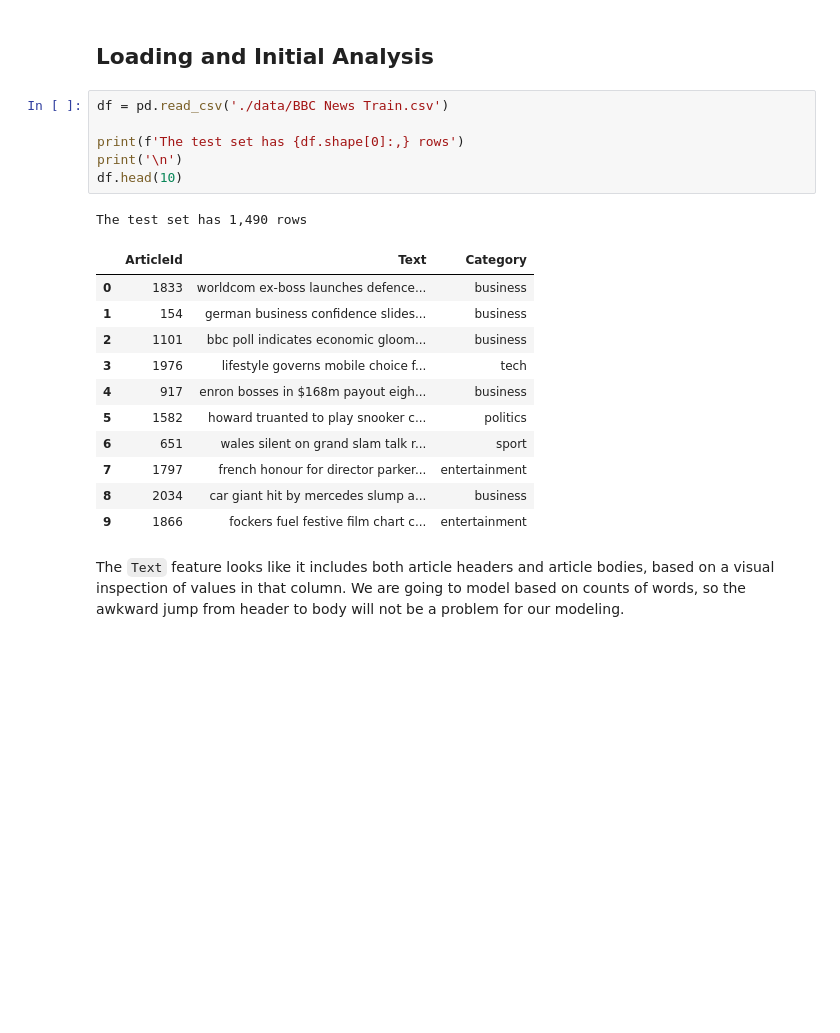
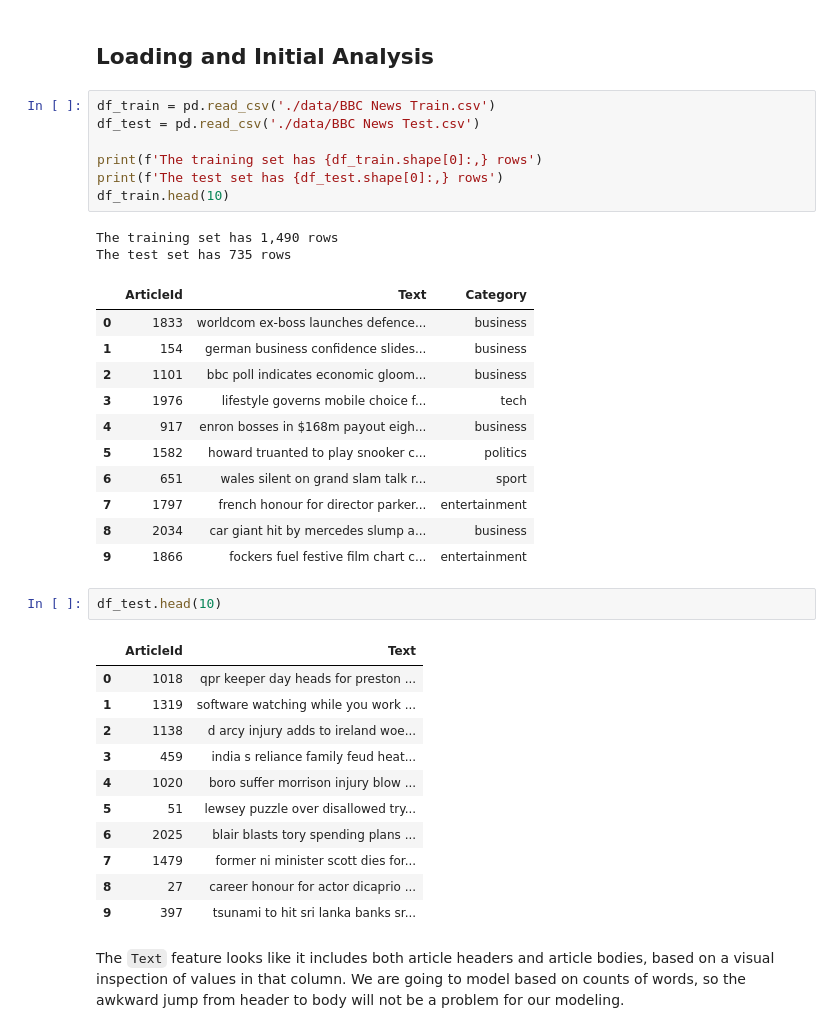
Before and after one commit to jhleakakos/msds-bbc-news-classification, a Jupyter notebook: classify_me_bbc.ipynb, the cells around one changed output. Drawn from its saved outputs; the diff is of its cells as text; blank space fills up the shorter version.

```diff
--- a/classify_me_bbc.ipynb
+++ b/classify_me_bbc.ipynb
@@ -28,13 +28,15 @@ I decided to go with a more complicated approach for me in using Word2Vec to cre
 # %% [markdown]
 ## Loading and Initial Analysis
 # %%
-df = pd.read_csv('./data/BBC News Train.csv')
+df_train = pd.read_csv('./data/BBC News Train.csv')
+df_test = pd.read_csv('./data/BBC News Test.csv')
 
-print(f'The test set has {df.shape[0]:,} rows')
-print('\n')
-df.head(10)
+print(f'The training set has {df_train.shape[0]:,} rows')
+print(f'The test set has {df_test.shape[0]:,} rows')
+df_train.head(10)
 # %% [output]
-The test set has 1,490 rows
+The training set has 1,490 rows
+The test set has 735 rows
 |  | ArticleId | Text | Category |
 | 0 | 1833 | worldcom ex-boss launches defence... | business |
 | 1 | 154 | german business confidence slides... | business |
@@ -46,6 +48,20 @@ The test set has 1,490 rows
 | 7 | 1797 | french honour for director parker... | entertainment |
 | 8 | 2034 | car giant hit by mercedes slump a... | business |
 | 9 | 1866 | fockers fuel festive film chart c... | entertainment |
+# %%
+df_test.head(10)
+# %% [output]
+|  | ArticleId | Text |
+| 0 | 1018 | qpr keeper day heads for preston ... |
+| 1 | 1319 | software watching while you work ... |
+| 2 | 1138 | d arcy injury adds to ireland woe... |
+| 3 | 459 | india s reliance family feud heat... |
+| 4 | 1020 | boro suffer morrison injury blow ... |
+| 5 | 51 | lewsey puzzle over disallowed try... |
+| 6 | 2025 | blair blasts tory spending plans ... |
+| 7 | 1479 | former ni minister scott dies for... |
+| 8 | 27 | career honour for actor dicaprio ... |
+| 9 | 397 | tsunami to hit sri lanka banks sr... |
 # %% [markdown]
 The `Text` feature looks like it includes both article headers and article bodies, based on a visual inspection of values in that column. We are going to model based on counts of words, so the awkward jump from header to body will not be a problem for our modeling.
 # %%
```
Also changed, not shown: parts of 32 cells of this notebook.
